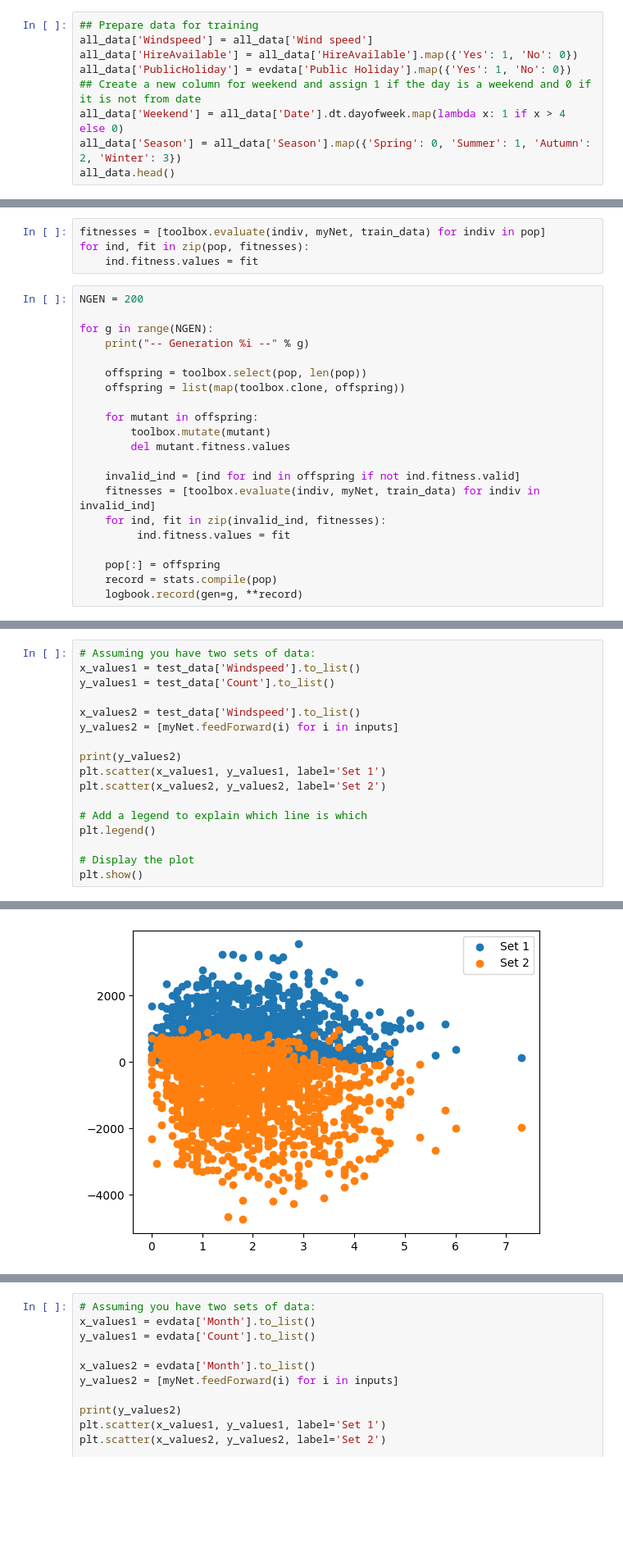
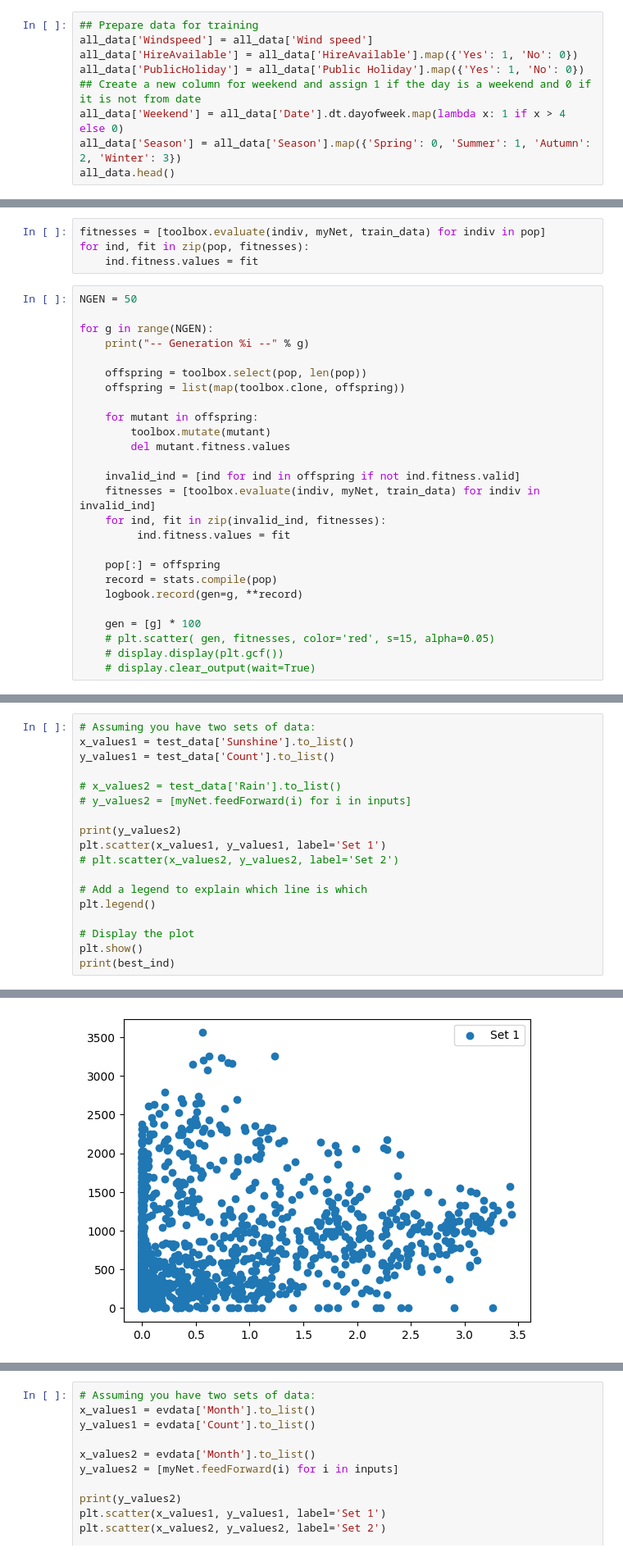
Before and after one commit to katie291100/evac-exam, a Jupyter notebook: main copy.ipynb, the cells around one changed output, grey strips where cells are left out. Shown at 82% size. Saved outputs shown, nothing was run; the diff lists cells and outputs as text; blank space fills up the shorter version.

```diff
--- a/main copy.ipynb
+++ b/main copy.ipynb
@@ -75,7 +77,7 @@ import operator
 ## Prepare data for training
 all_data['Windspeed'] = all_data['Wind speed']
 all_data['HireAvailable'] = all_data['HireAvailable'].map({'Yes': 1, 'No': 0})
-all_data['PublicHoliday'] = evdata['Public Holiday'].map({'Yes': 1, 'No': 0})
+all_data['PublicHoliday'] = all_data['Public Holiday'].map({'Yes': 1, 'No': 0})
 ## Create a new column for weekend and assign 1 if the day is a weekend and 0 if it is not from date
 all_data['Weekend'] = all_data['Date'].dt.dayofweek.map(lambda x: 1 if x > 4 else 0)
 all_data['Season'] = all_data['Season'].map({'Spring': 0, 'Summer': 1, 'Autumn': 2, 'Winter': 3})
@@ -225,7 +225,7 @@ fitnesses = [toolbox.evaluate(indiv, myNet, train_data) for indiv in pop]
 for ind, fit in zip(pop, fitnesses):
     ind.fitness.values = fit
 # %%
-NGEN = 200
+NGEN = 50
 
 for g in range(NGEN):
     print("-- Generation %i --" % g)
@@ -245,6 +245,11 @@ for g in range(NGEN):
     pop[:] = offspring
     record = stats.compile(pop)
     logbook.record(gen=g, **record)
+
+    gen = [g] * 100
+    # plt.scatter( gen, fitnesses, color='red', s=15, alpha=0.05)
+    # display.display(plt.gcf())
+    # display.clear_output(wait=True)
 # %% [output]
 -- Generation 0 --
 -- Generation 1 --
@@ -335,18 +344,19 @@ plt.show()
 # %%
 # Assuming you have two sets of data:
-x_values1 = test_data['Windspeed'].to_list()
+x_values1 = test_data['Sunshine'].to_list()
 y_values1 = test_data['Count'].to_list()
 
-x_values2 = test_data['Windspeed'].to_list()
-y_values2 = [myNet.feedForward(i) for i in inputs]
+# x_values2 = test_data['Rain'].to_list()
+# y_values2 = [myNet.feedForward(i) for i in inputs]
 
 print(y_values2)
 plt.scatter(x_values1, y_values1, label='Set 1')
-plt.scatter(x_values2, y_values2, label='Set 2')
+# plt.scatter(x_values2, y_values2, label='Set 2')
 
 # Add a legend to explain which line is which
 plt.legend()
 
 # Display the plot
 plt.show()
+print(best_ind)
 # %% [output]
@@ -354 +364 @@ plt.show()
-[figure, old version]
+[figure, new version]
```
Also changed, not shown: parts of 12 cells of this notebook.
